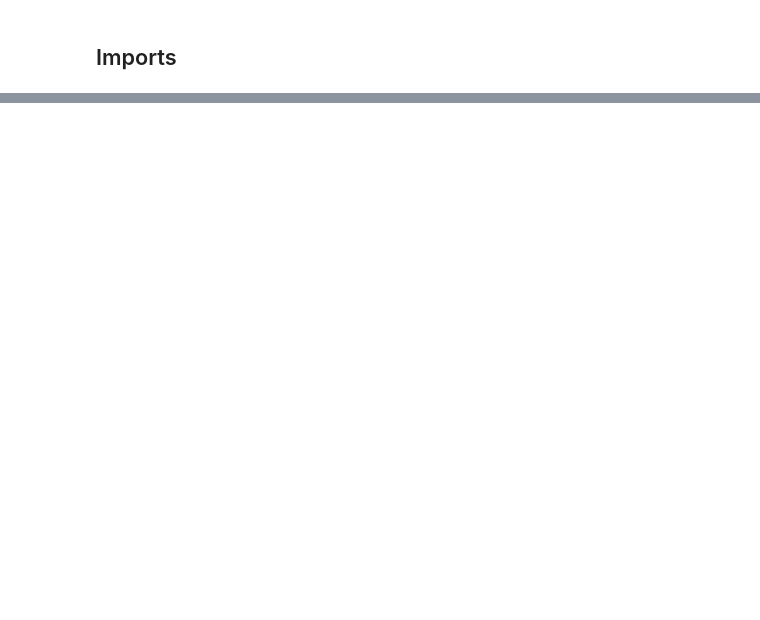
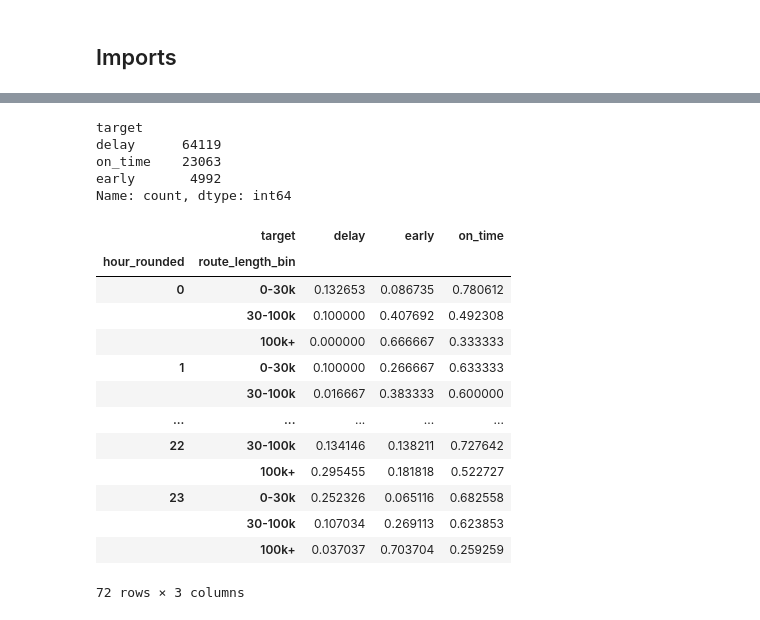
Before and after one commit to ofer-geo/public_transport_ML, a Jupyter notebook: Untitled.ipynb, the cells around one changed output, grey strips where cells are left out. Saved outputs shown, nothing was run; the diff lists cells and outputs as text; code cells hidden in the pictures; blank space fills up the shorter version.

```diff
--- a/Untitled.ipynb
+++ b/Untitled.ipynb
@@ -18,0 +51,16 @@ FileNotFoundError: [Errno 2] No such file or directory: '../data/model_datasets/
+# %%
+conditions = [
+    df['duration_difference_min'] < -10,
+    df['duration_difference_min'] >= 10
+]
+choices = ['early', 'delay']
+
+df['target'] = np.select(conditions, choices, default='on_time')
+
+print(df['target'].value_counts())
+# %% [output]
+target
+delay      64119
+on_time    23063
+early       4992
+Name: count, dtype: int64
@@ -18,0 +112,35 @@ FileNotFoundError: [Errno 2] No such file or directory: '../data/model_datasets/
+# %%
+def build_probability_table(
+    df,
+    bins=[0, 30000, 100000,float('inf')],
+    labels=['0-30k', '30-100k','100k+'],
+    smoothing_alpha=0
+):
+    import numpy as np
+
+    df = df.copy()
+
+    # Create bins
+    df['route_length_bin'] = pd.cut(
+        df['route_length'],
+        bins=bins,
+        labels=labels,
+        right=False
+    )
+
+    # Count occurrences
+    counts = (
+        df.groupby(['hour_rounded', 'route_length_bin', 'target'], observed=True)
+          .size()
+          .unstack(fill_value=0)
+    )
+
+    # --- Smoothing (optional but recommended) ---
+    if smoothing_alpha > 0:
+        global_dist = df['target'].value_counts(normalize=True)
+        counts = counts + smoothing_alpha * global_dist
+
+    # Convert to probabilities
+    prob_table = counts.div(counts.sum(axis=1), axis=0)
+
+    return prob_table
@@ -18,0 +149,17 @@ FileNotFoundError: [Errno 2] No such file or directory: '../data/model_datasets/
+# %%
+prob_table
+# %% [output]
+|  | target | delay | early | on_time |
+| hour_rounded | route_length_bin |  |  |  |
+| 0 | 0-30k | 0.132653 | 0.086735 | 0.780612 |
+|  | 30-100k | 0.100000 | 0.407692 | 0.492308 |
+|  | 100k+ | 0.000000 | 0.666667 | 0.333333 |
+| 1 | 0-30k | 0.100000 | 0.266667 | 0.633333 |
+|  | 30-100k | 0.016667 | 0.383333 | 0.600000 |
+| ... | ... | ... | ... | ... |
+| 22 | 30-100k | 0.134146 | 0.138211 | 0.727642 |
+|  | 100k+ | 0.295455 | 0.181818 | 0.522727 |
+| 23 | 0-30k | 0.252326 | 0.065116 | 0.682558 |
+|  | 30-100k | 0.107034 | 0.269113 | 0.623853 |
+|  | 100k+ | 0.037037 | 0.703704 | 0.259259 |
+72 rows × 3 columns
```
Also changed, not shown: parts of 35 cells of this notebook, 1 other file.
